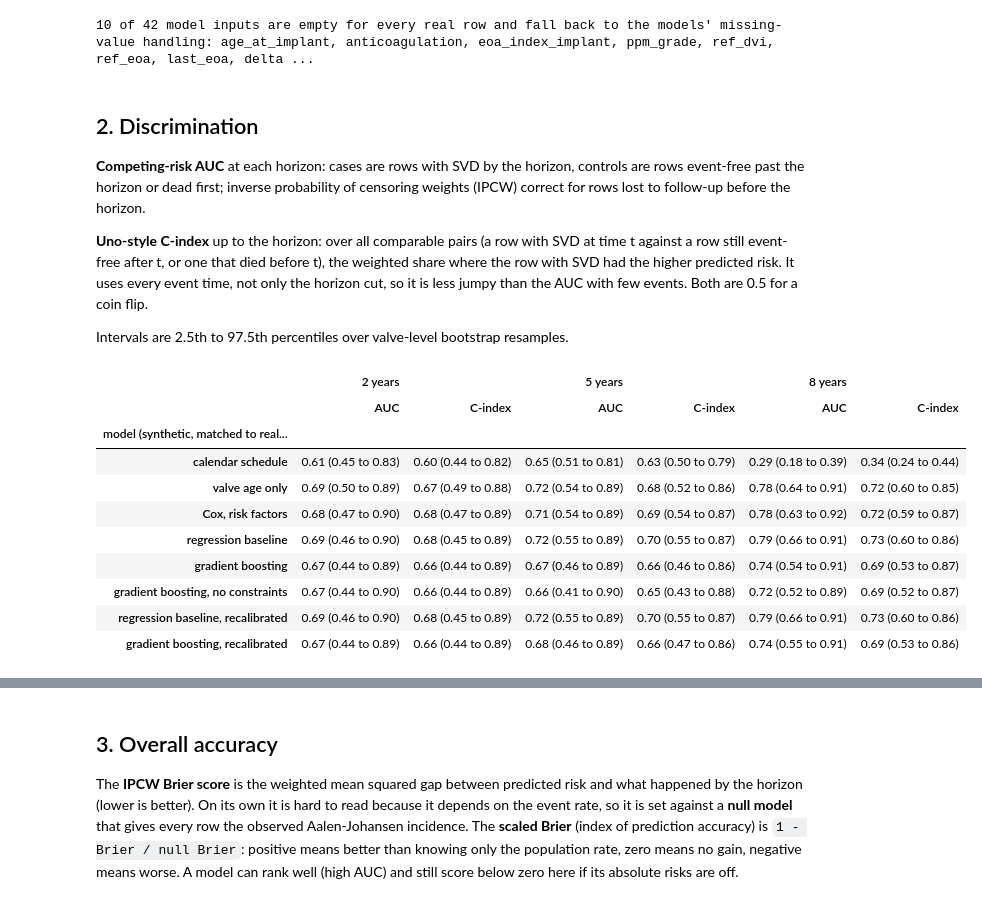
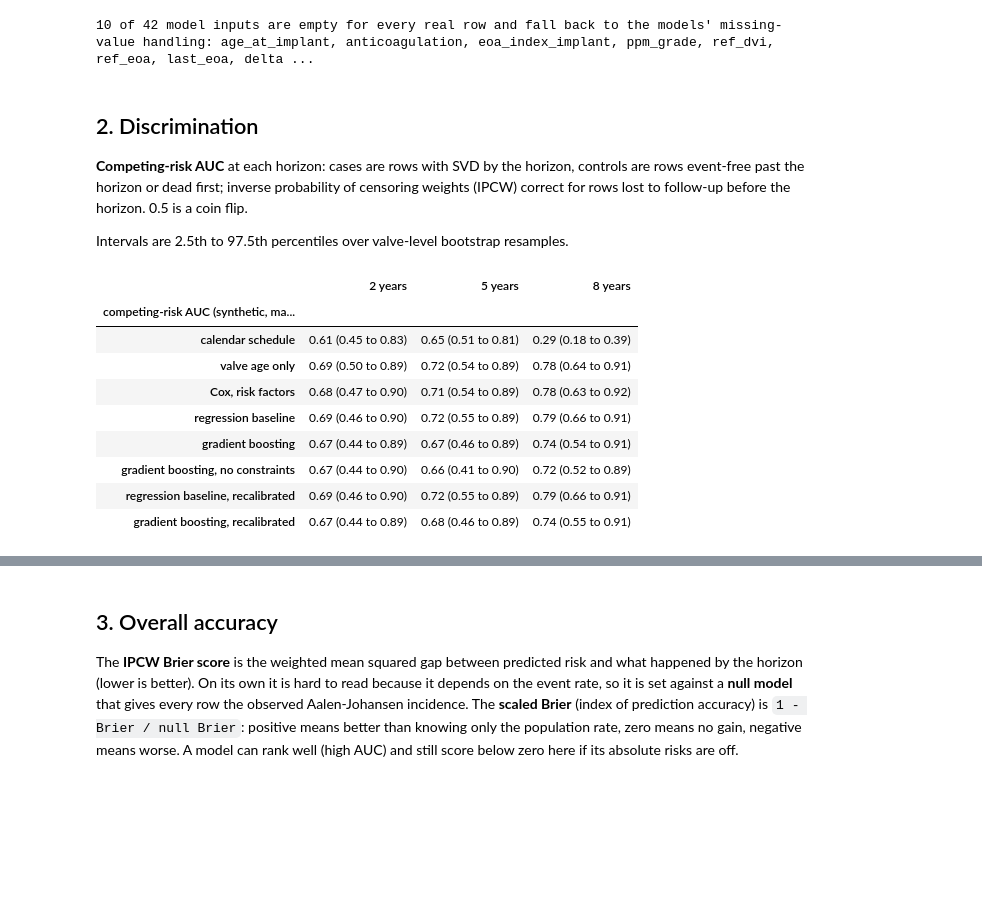
Before and after one commit to nickKyr/dyania-hackathon-avr-durability, a Jupyter notebook: notebooks/05_results.ipynb, the cells around one changed output, grey strips where cells are left out. Drawn from its saved outputs; the diff is of its cells as text; code cells hidden in the pictures; blank space fills up the shorter version.

```diff
--- a/notebooks/05_results.ipynb
+++ b/notebooks/05_results.ipynb
@@ -42,7 +42,7 @@ for m in (viz, ml, landmarks, ev, ledger):
 viz.use_style()
 
 PROCESSED = ROOT / "data" / "processed"
-RUN = os.environ.get("AVR_RUN", "main")
+RUN = os.environ.get("AVR_RUN", "final")
 RUN_DIR = PROCESSED / "runs" / RUN
 REAL_DIR = Path(os.environ.get("AVR_REAL_DIR", PROCESSED))
 HORIZONS = (2, 5, 8)
@@ -52,8 +52,7 @@ SEED = 0
 CAL_GROUPS = 3
 THRESHOLDS = np.round(np.arange(0.01, 0.31, 0.01), 2)
 MAIN = ["valve age only", "Cox, risk factors", "regression baseline", "gradient boosting", "gradient boosting, no constraints"]
-LOG_PATH = PROCESSED / "results_log.csv"
-WRITE_LOG = os.environ.get("AVR_WRITE_LOG", "1") != "0"
+WRITE_LEDGER = os.environ.get("AVR_WRITE_LOG", "1") != "0"
 
 missing = ev.missing_inputs(RUN_DIR, REAL_DIR)
 READY = not missing
@@ -122,35 +121,30 @@ if READY:
 # %% [markdown]
 ## 2. Discrimination
 
-**Competing-risk AUC** at each horizon: cases are rows with SVD by the horizon, controls are rows event-free past the horizon or dead first; inverse probability of censoring weights (IPCW) correct for rows lost to follow-up before the horizon.
-
-**Uno-style C-index** up to the horizon: over all comparable pairs (a row with SVD at time t against a row still event-free after t, or one that died before t), the weighted share where the row with SVD had the higher predicted risk. It uses every event time, not only the horizon cut, so it is less jumpy than the AUC with few events. Both are 0.5 for a coin flip.
+**Competing-risk AUC** at each horizon: cases are rows with SVD by the horizon, controls are rows event-free past the horizon or dead first; inverse probability of censoring weights (IPCW) correct for rows lost to follow-up before the horizon. 0.5 is a coin flip.
 
 Intervals are 2.5th to 97.5th percentiles over valve-level bootstrap resamples.
 # %%
 if READY:
     perf = ev.performance(preds, mr)
     ci = ev.bootstrap(preds, mr, n_boot=N_BOOT, seed=SEED)
     full = perf.join(ci)
     order = list(preds)
     disc = pd.DataFrame({
-        (f"{h} years", "AUC"): [f"{full.loc[(n, h), 'auc']:.2f} ({full.loc[(n, h), 'auc_lo']:.2f} to {full.loc[(n, h), 'auc_hi']:.2f})" for n in order]
-        for h in HORIZONS} | {
-        (f"{h} years", "C-index"): [f"{full.loc[(n, h), 'c_index']:.2f} ({full.loc[(n, h), 'c_index_lo']:.2f} to {full.loc[(n, h), 'c_index_hi']:.2f})" for n in order]
-        for h in HORIZONS}, index=order).sort_index(axis=1, level=0, sort_remaining=False)
-    disc.index.name = f"model ({LABEL} training, real extract)"
+        f"{h} years": [f"{full.loc[(n, h), 'auc']:.2f} ({full.loc[(n, h), 'auc_lo']:.2f} to {full.loc[(n, h), 'auc_hi']:.2f})" for n in order]
+        for h in HORIZONS}, index=order)
+    disc.index.name = f"competing-risk AUC ({LABEL} training, real extract)"
     display(disc)
 # %% [output]
-|  | 2 years |  | 5 years |  | 8 years |  |
-|  | AUC | C-index | AUC | C-index | AUC | C-index |
-| model (synthetic, matched to real... |  |  |  |  |  |  |
-| calendar schedule | 0.61 (0.45 to 0.83) | 0.60 (0.44 to 0.82) | 0.65 (0.51 to 0.81) | 0.63 (0.50 to 0.79) | 0.29 (0.18 to 0.39) | 0.34 (0.24 to 0.44) |
-| valve age only | 0.69 (0.50 to 0.89) | 0.67 (0.49 to 0.88) | 0.72 (0.54 to 0.89) | 0.68 (0.52 to 0.86) | 0.78 (0.64 to 0.91) | 0.72 (0.60 to 0.85) |
-| Cox, risk factors | 0.68 (0.47 to 0.90) | 0.68 (0.47 to 0.89) | 0.71 (0.54 to 0.89) | 0.69 (0.54 to 0.87) | 0.78 (0.63 to 0.92) | 0.72 (0.59 to 0.87) |
-| regression baseline | 0.69 (0.46 to 0.90) | 0.68 (0.45 to 0.89) | 0.72 (0.55 to 0.89) | 0.70 (0.55 to 0.87) | 0.79 (0.66 to 0.91) | 0.73 (0.60 to 0.86) |
-| gradient boosting | 0.67 (0.44 to 0.89) | 0.66 (0.44 to 0.89) | 0.67 (0.46 to 0.89) | 0.66 (0.46 to 0.86) | 0.74 (0.54 to 0.91) | 0.69 (0.53 to 0.87) |
-| gradient boosting, no constraints | 0.67 (0.44 to 0.90) | 0.66 (0.44 to 0.89) | 0.66 (0.41 to 0.90) | 0.65 (0.43 to 0.88) | 0.72 (0.52 to 0.89) | 0.69 (0.52 to 0.87) |
-| regression baseline, recalibrated | 0.69 (0.46 to 0.90) | 0.68 (0.45 to 0.89) | 0.72 (0.55 to 0.89) | 0.70 (0.55 to 0.87) | 0.79 (0.66 to 0.91) | 0.73 (0.60 to 0.86) |
-| gradient boosting, recalibrated | 0.67 (0.44 to 0.89) | 0.66 (0.44 to 0.89) | 0.68 (0.46 to 0.89) | 0.66 (0.47 to 0.86) | 0.74 (0.55 to 0.91) | 0.69 (0.53 to 0.86) |
+|  | 2 years | 5 years | 8 years |
+| competing-risk AUC (synthetic, ma... |  |  |  |
+| calendar schedule | 0.61 (0.45 to 0.83) | 0.65 (0.51 to 0.81) | 0.29 (0.18 to 0.39) |
+| valve age only | 0.69 (0.50 to 0.89) | 0.72 (0.54 to 0.89) | 0.78 (0.64 to 0.91) |
+| Cox, risk factors | 0.68 (0.47 to 0.90) | 0.71 (0.54 to 0.89) | 0.78 (0.63 to 0.92) |
+| regression baseline | 0.69 (0.46 to 0.90) | 0.72 (0.55 to 0.89) | 0.79 (0.66 to 0.91) |
+| gradient boosting | 0.67 (0.44 to 0.89) | 0.67 (0.46 to 0.89) | 0.74 (0.54 to 0.91) |
+| gradient boosting, no constraints | 0.67 (0.44 to 0.90) | 0.66 (0.41 to 0.90) | 0.72 (0.52 to 0.89) |
+| regression baseline, recalibrated | 0.69 (0.46 to 0.90) | 0.72 (0.55 to 0.89) | 0.79 (0.66 to 0.91) |
+| gradient boosting, recalibrated | 0.67 (0.44 to 0.89) | 0.68 (0.46 to 0.89) | 0.74 (0.55 to 0.91) |
 # %%
 if READY:
```
Also changed, not shown: parts of 7 cells of this notebook, 24 other files.
